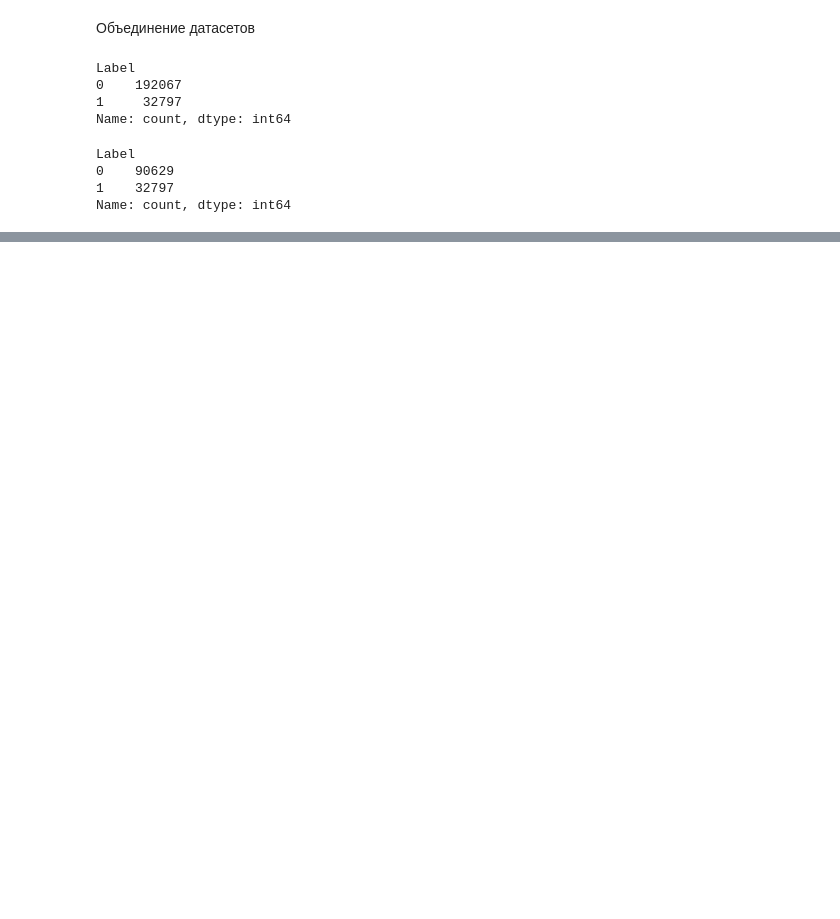
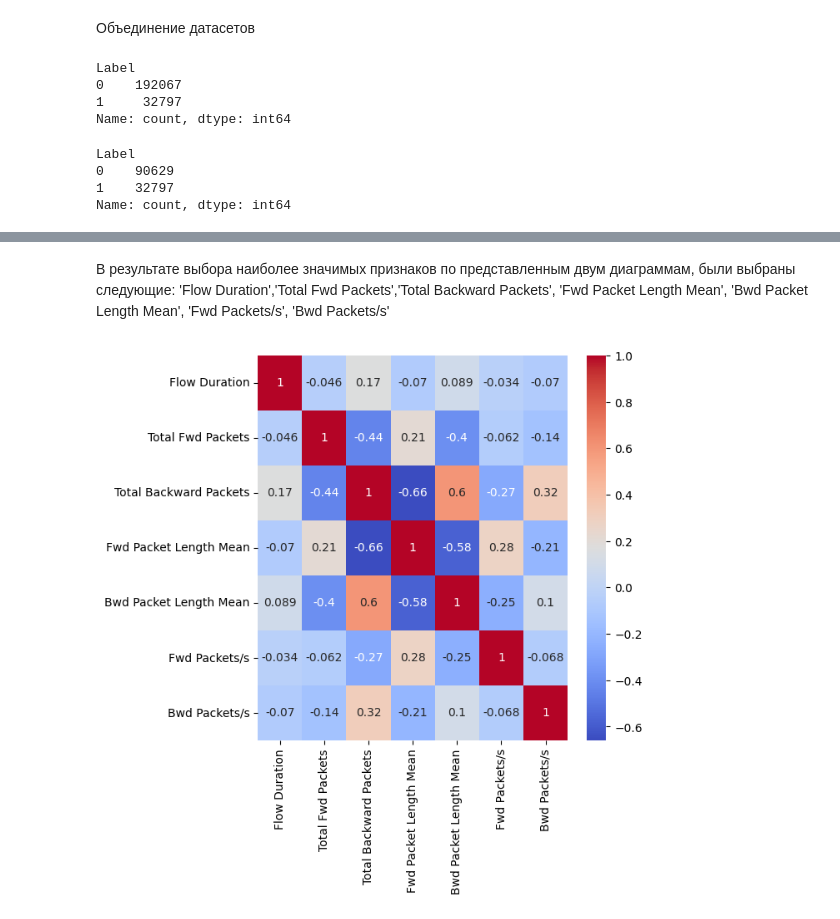
Before and after one commit to lyumos/anomalies-detection-project, a Jupyter notebook: datasets processing/network characteristics dataset/dataset_processing.ipynb, the cells around one changed output, grey strips where cells are left out. Cells and saved outputs as stored; diff of their text form; code cells hidden in the pictures; blank space fills up the shorter version.

```diff
--- a/datasets processing/network characteristics dataset/dataset_processing.ipynb
+++ b/datasets processing/network characteristics dataset/dataset_processing.ipynb
@@ -75,0 +201,16 @@ Name: count, dtype: int64
+# %% [markdown]
+В результате выбора наиболее значимых признаков по представленным двум диаграммам, были выбраны следующие:
+'Flow Duration','Total Fwd Packets','Total Backward Packets', 'Fwd Packet Length Mean', 'Bwd Packet Length Mean', 'Fwd Packets/s', 'Bwd Packets/s'
+# %%
+#гиперкорреляции не наблюдается
+X1 = df.loc[:, ~df.columns.isin(['Total Length of Fwd Packets', 'Total Length of Bwd Packets', 'Fwd IAT Mean', 'Bwd IAT Mean', 'Flow IAT Mean', 'Flow Packets/s', 'Flow Bytes/s', 'Label'])]
+check_df = pd.DataFrame(
+    scaler.fit_transform(X1),
+    columns=X1.columns
+)
+corr_matrix = check_df.corr()
+fig, ax = plt.subplots(figsize=(6, 6))
+sns.heatmap(corr_matrix, annot=True, cmap='coolwarm', ax=ax)
+plt.show()
+# %% [output]
+[figure, added]
```
Also changed, not shown: parts of 13 cells of this notebook, 1 other file.
